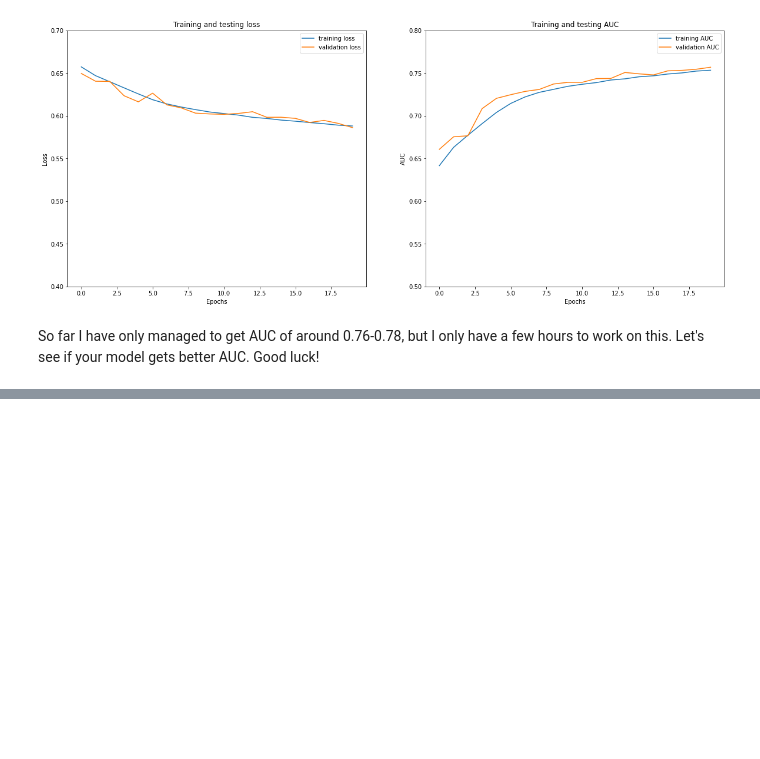
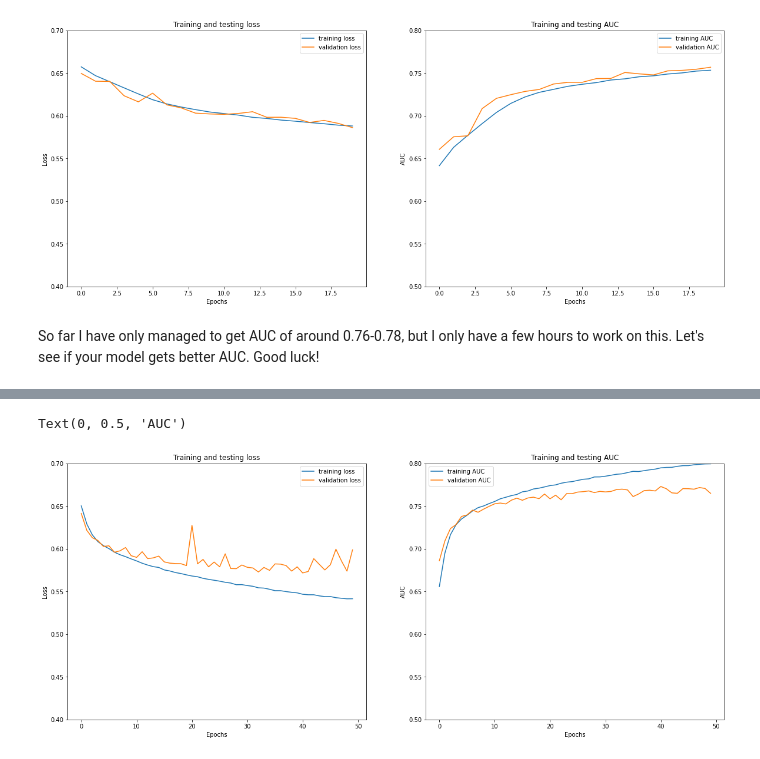
Before and after one commit to Kasidit-Beem/Kasidit-Beem, a Jupyter notebook: Higgs_tutorial_edit_comptl.ipynb, the cells around one changed output, grey strips where cells are left out. Drawn from its saved outputs; the diff is of its cells as text; code cells hidden in the pictures; blank space fills up the shorter version.

```diff
--- a/Higgs_tutorial_edit_comptl.ipynb
+++ b/Higgs_tutorial_edit_comptl.ipynb
@@ -674,0 +675,8 @@ So far I have only managed to get AUC of around 0.76-0.78, but I only have a few
+# %%
+model=tf.keras.Sequential([keras.Input(shape=28),
+                           tf.keras.layers.Dense(256, activation='relu'),
+                           tf.keras.layers.Dense(1,activation='sigmoid')])
+model.compile(optimizer=tf.keras.optimizers.SGD(learning_rate=0.05),
+              loss=tf.keras.losses.BinaryCrossentropy(),
+              metrics=["accuracy","AUC"])
+history = model.fit(x_train, y_train, epochs=50,verbose=2, validation_data=(x_vali, y_vali))
@@ -674,0 +701,21 @@ So far I have only managed to get AUC of around 0.76-0.78, but I only have a few
+# %%
+plt.figure(figsize=(20, 8), facecolor="white")
+ax1=plt.subplot(1, 2, 1)
+plt.plot(history.history["loss"], label="training loss")
+plt.plot(history.history["val_loss"], label="validation loss")
+plt.legend()
+ax1.set_ylim([0.4,0.7])
+plt.title("Training and testing loss")
+plt.xlabel("Epochs")
+plt.ylabel("Loss")
+ax2=plt.subplot(1, 2, 2)
+plt.plot(history.history["auc"], label="training AUC")
+plt.plot(history.history["val_auc"], label="validation AUC")
+plt.legend()
+ax2.set_ylim([0.5,0.8])
+plt.title("Training and testing AUC")
+plt.xlabel("Epochs")
+plt.ylabel("AUC")
+# %% [output]
+Text(0, 0.5, 'AUC')
+[figure, added]
```
Also changed, not shown: parts of 5 cells of this notebook.
